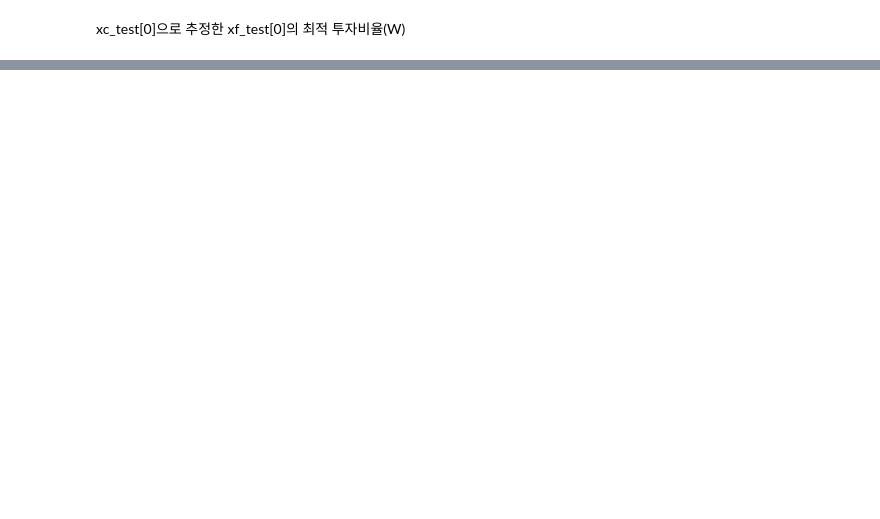
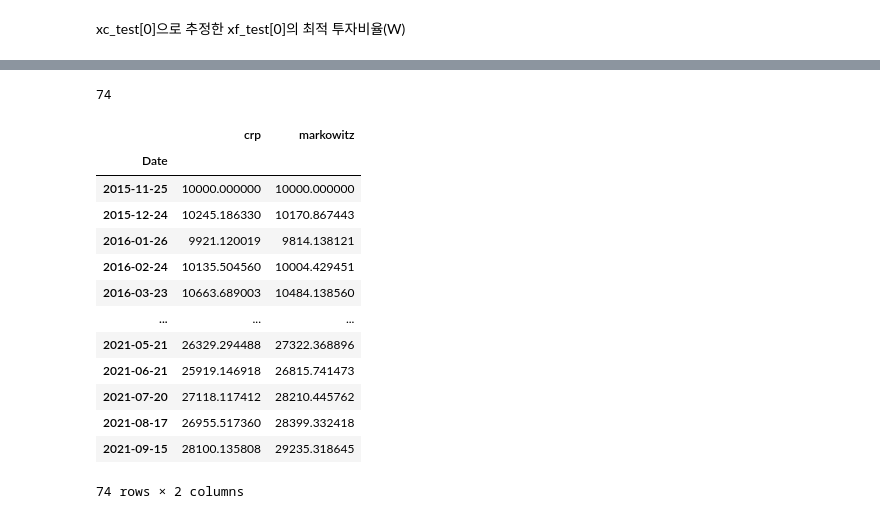
Before and after one commit to Joonqi/Practice_TimeSeries, a Jupyter notebook: Markowitz_Network.ipynb, the cells around one changed output, grey strips where cells are left out. Saved outputs shown, nothing was run; the diff lists cells and outputs as text; code cells hidden in the pictures; blank space fills up the shorter version.

```diff
--- a/Markowitz_Network.ipynb
+++ b/Markowitz_Network.ipynb
@@ -200,0 +246,7 @@ xc_test[0]으로 추정한 xf_test[0]의 최적 투자비율(W)
+# %%
+test_date = []
+for i in range(0, xc_test.shape[0], N_future):
+    test_date.append(df_test.index[i])
+print(len(test_date))
+# %% [output]
+74
@@ -200,0 +258,17 @@ xc_test[0]으로 추정한 xf_test[0]의 최적 투자비율(W)
+# %%
+perf_df
+# %% [output]
+|  | crp | markowitz |
+| Date |  |  |
+| 2015-11-25 | 10000.000000 | 10000.000000 |
+| 2015-12-24 | 10245.186330 | 10170.867443 |
+| 2016-01-26 | 9921.120019 | 9814.138121 |
+| 2016-02-24 | 10135.504560 | 10004.429451 |
+| 2016-03-23 | 10663.689003 | 10484.138560 |
+| ... | ... | ... |
+| 2021-05-21 | 26329.294488 | 27322.368896 |
+| 2021-06-21 | 25919.146918 | 26815.741473 |
+| 2021-07-20 | 27118.117412 | 28210.445762 |
+| 2021-08-17 | 26955.517360 | 28399.332418 |
+| 2021-09-15 | 28100.135808 | 29235.318645 |
+74 rows × 2 columns
```
Also changed, not shown: parts of 12 cells of this notebook, 1 other file.
